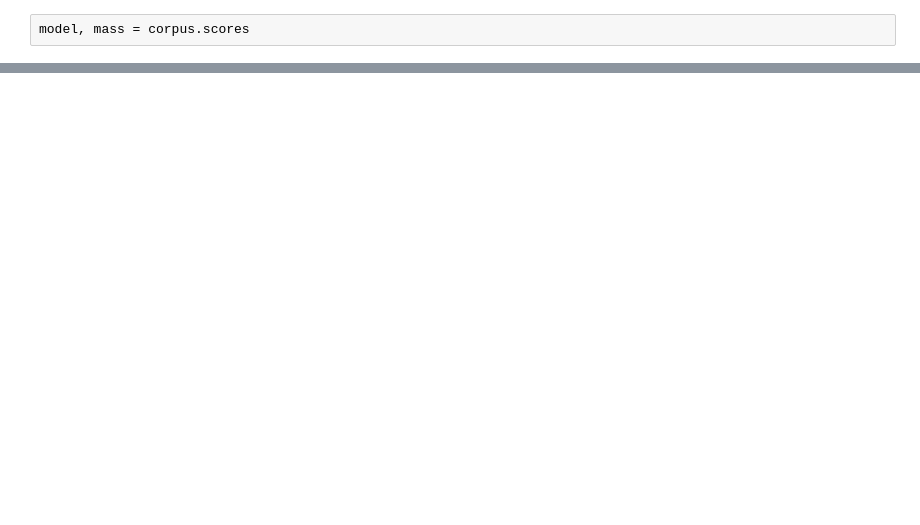
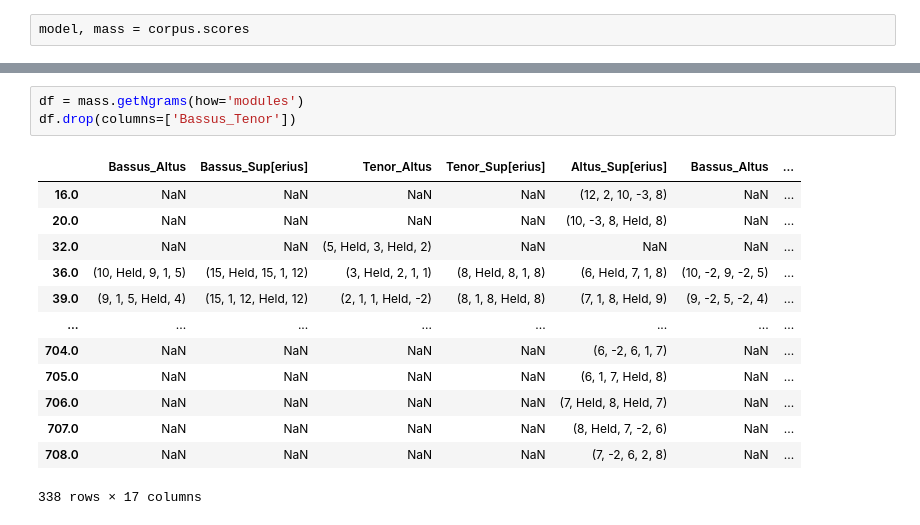
Before and after one commit to RichardFreedman/CRIM-Project-RF, a Jupyter notebook: CRIM_Intervals_2_0.ipynb, the cells around one changed output, grey strips where cells are left out. Drawn from its saved outputs; the diff is of its cells as text; blank space fills up the shorter version.

```diff
--- a/CRIM_Intervals_2_0.ipynb
+++ b/CRIM_Intervals_2_0.ipynb
@@ -94,0 +163,17 @@ ngram_model.head()
+# %%
+df = mass.getNgrams(how='modules')
+df.drop(columns=['Bassus_Tenor'])
+# %% [output]
+|  | Bassus_Altus | Bassus_Sup[erius] | Tenor_Altus | Tenor_Sup[erius] | Altus_Sup[erius] | Bassus_Altus | ... |
+| 16.0 | NaN | NaN | NaN | NaN | (12, 2, 10, -3, 8) | NaN | ... |
+| 20.0 | NaN | NaN | NaN | NaN | (10, -3, 8, Held, 8) | NaN | ... |
+| 32.0 | NaN | NaN | (5, Held, 3, Held, 2) | NaN | NaN | NaN | ... |
+| 36.0 | (10, Held, 9, 1, 5) | (15, Held, 15, 1, 12) | (3, Held, 2, 1, 1) | (8, Held, 8, 1, 8) | (6, Held, 7, 1, 8) | (10, -2, 9, -2, 5) | ... |
+| 39.0 | (9, 1, 5, Held, 4) | (15, 1, 12, Held, 12) | (2, 1, 1, Held, -2) | (8, 1, 8, Held, 8) | (7, 1, 8, Held, 9) | (9, -2, 5, -2, 4) | ... |
+| ... | ... | ... | ... | ... | ... | ... | ... |
+| 704.0 | NaN | NaN | NaN | NaN | (6, -2, 6, 1, 7) | NaN | ... |
+| 705.0 | NaN | NaN | NaN | NaN | (6, 1, 7, Held, 8) | NaN | ... |
+| 706.0 | NaN | NaN | NaN | NaN | (7, Held, 8, Held, 7) | NaN | ... |
+| 707.0 | NaN | NaN | NaN | NaN | (8, Held, 7, -2, 6) | NaN | ... |
+| 708.0 | NaN | NaN | NaN | NaN | (7, -2, 6, 2, 8) | NaN | ... |
+338 rows × 17 columns
```
Also changed, not shown: parts of 18 cells of this notebook.
